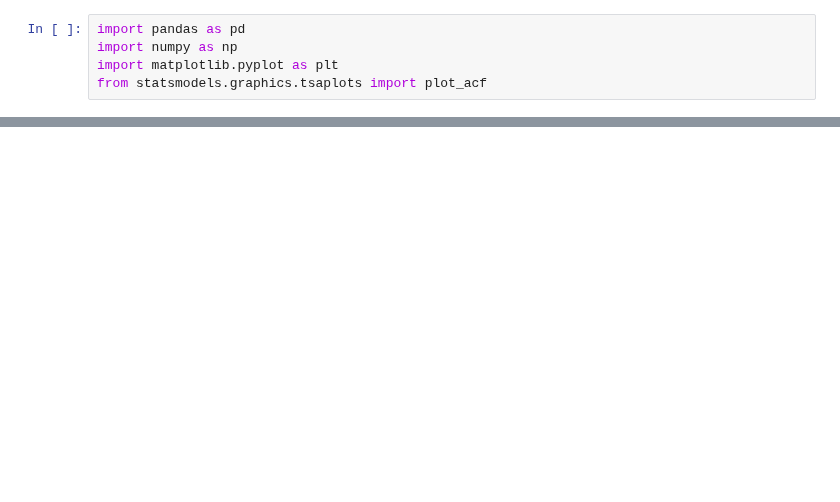
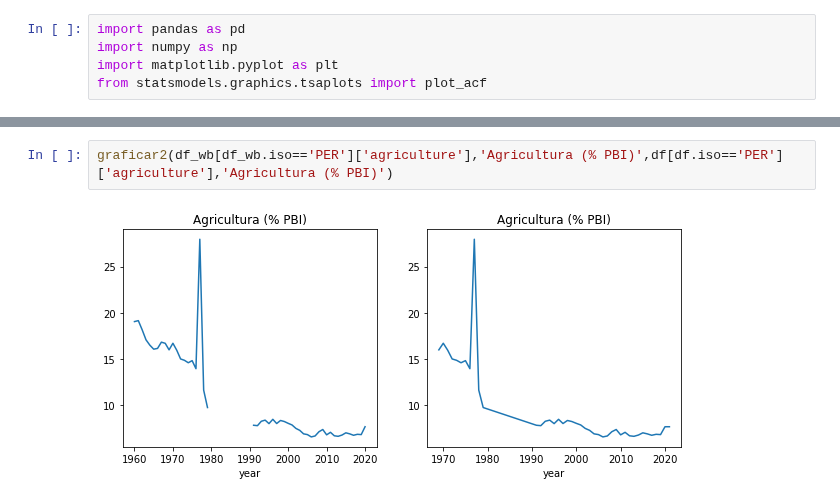
Before and after one commit to valegrei/gdp-growth-forecast, a Jupyter notebook: gdp_growth_forecasting/preprocesamiento/data_analysis.ipynb, the cells around one changed output, grey strips where cells are left out. Saved outputs shown, nothing was run; the diff lists cells and outputs as text; blank space fills up the shorter version.

```diff
--- a/gdp_growth_forecasting/preprocesamiento/data_analysis.ipynb
+++ b/gdp_growth_forecasting/preprocesamiento/data_analysis.ipynb
@@ -319,0 +239,4 @@ graficar(df_jst[df_jst.iso=='USA'],'infl_cpi')
+# %%
+graficar2(df_wb[df_wb.iso=='PER']['agriculture'],'Agricultura (% PBI)',df[df.iso=='PER']['agriculture'],'Agricultura (% PBI)')
+# %% [output]
+[figure, added]
```
Also changed, not shown: parts of 63 cells of this notebook, 7 other files.
